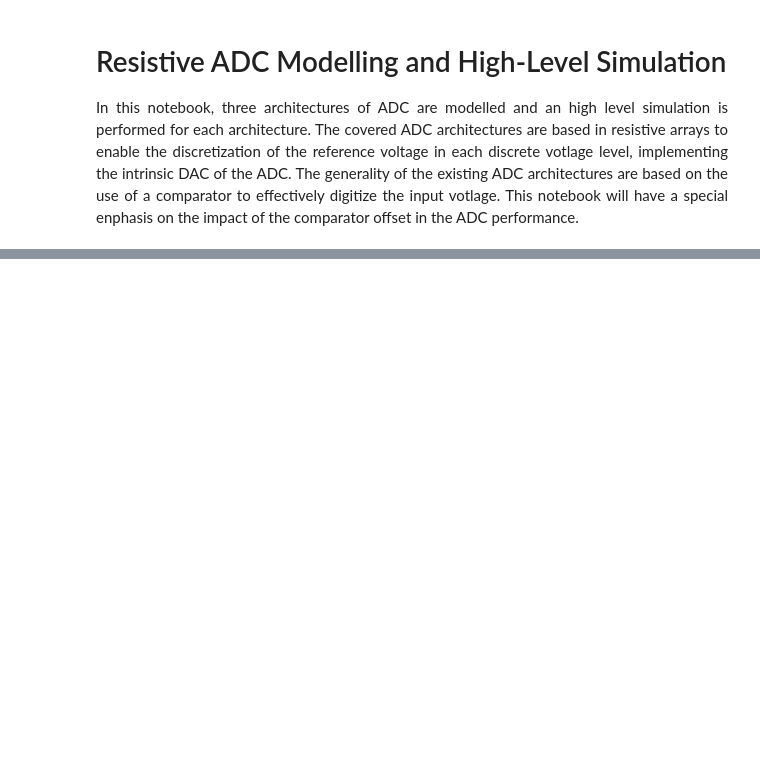
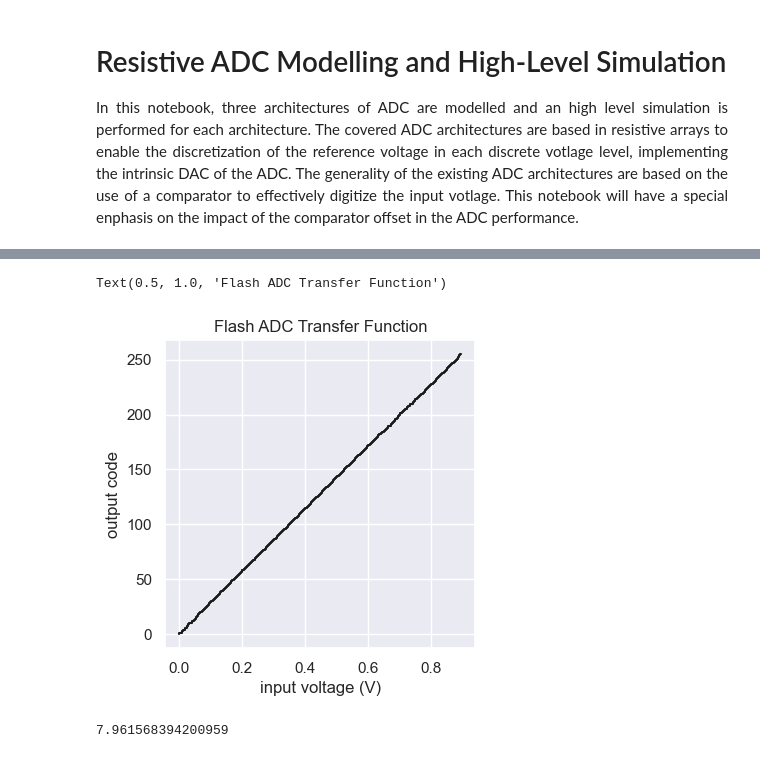
Before and after one commit to das-dias/signal-converters-notebooks, a Jupyter notebook: practical_classes/practical_class_9.ipynb, the cells around one changed output, grey strips where cells are left out. Cells and saved outputs as stored; diff of their text form; code cells hidden in the pictures; blank space fills up the shorter version.

Commit message:
Modelled flash ADC

```diff
--- a/practical_classes/practical_class_9.ipynb
+++ b/practical_classes/practical_class_9.ipynb
@@ -57,0 +150,7 @@ The offset will lead the comparator to decide its output logical value relative
+# %%
+# observe the adc transfer function
+# generate the output data signal from an input signal
+vin = vlsb*np.arange(0,2**nbits)
+decoder_in = np.array([v > comps for v in vin])
+dout = np.array([np.count_nonzero(din) for din in decoder_in])
+decoder_in, dout
@@ -57,0 +175,26 @@ The offset will lead the comparator to decide its output logical value relative
+# %%
+# plot the transfer function of the flash adc
+# plot the output voltage in function of the input code
+fig, ax = plt.subplots(1,1, figsize=(4,4))
+ax.step(vin, dout, 'k', label='output codes')
+ax.set_xlabel('input voltage (V)')
+ax.set_ylabel('output code')
+ax.grid(True)
+ax.set_title('Flash ADC Transfer Function')
+# %% [output]
+Text(0.5, 1.0, 'Flash ADC Transfer Function')
+[figure, added]
+# %%
+# compute the transition input voltages
+# compute the INL and DNL of the ADC
+vlsb_measured = (comps[2**nbits-2] - comps[0])/(2**nbits - 2)
+dnl = np.diff(comps)/vlsb_measured - 1
+inl = np.array([0] + np.cumsum(dnl).tolist())
+assert len(dnl) == 2**nbits - 2, 'DNL length is not correct: {}'.format(len(dnl))
+assert len(inl) == 2**nbits-1, 'INL length is not correct: {}'.format(len(inl))
+# compute the effective number of bits of the DAC using the INL (once the lost bits can be compute by the
+# difference between the minimum and maximum value of the INL)
+dac_linearity = nbits - np.log2(np.max(inl) - np.min(inl))
+dac_linearity
+# %% [output]
+7.961568394200959
```
Also changed, not shown: parts of 8 cells of this notebook, 1 other file.
